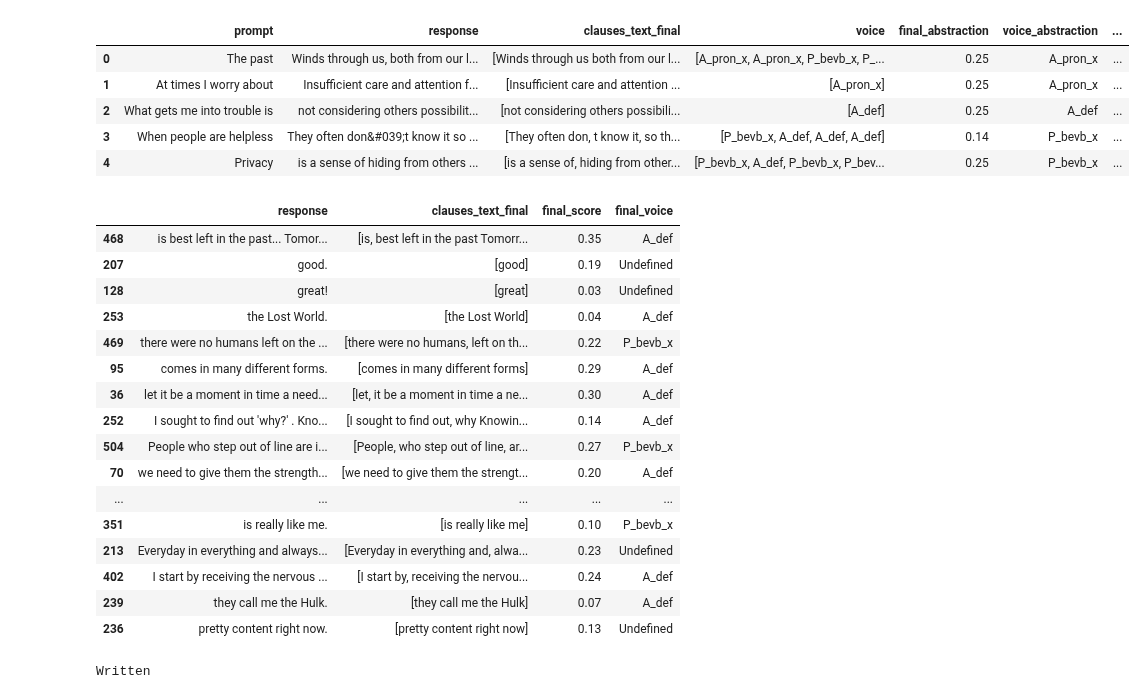
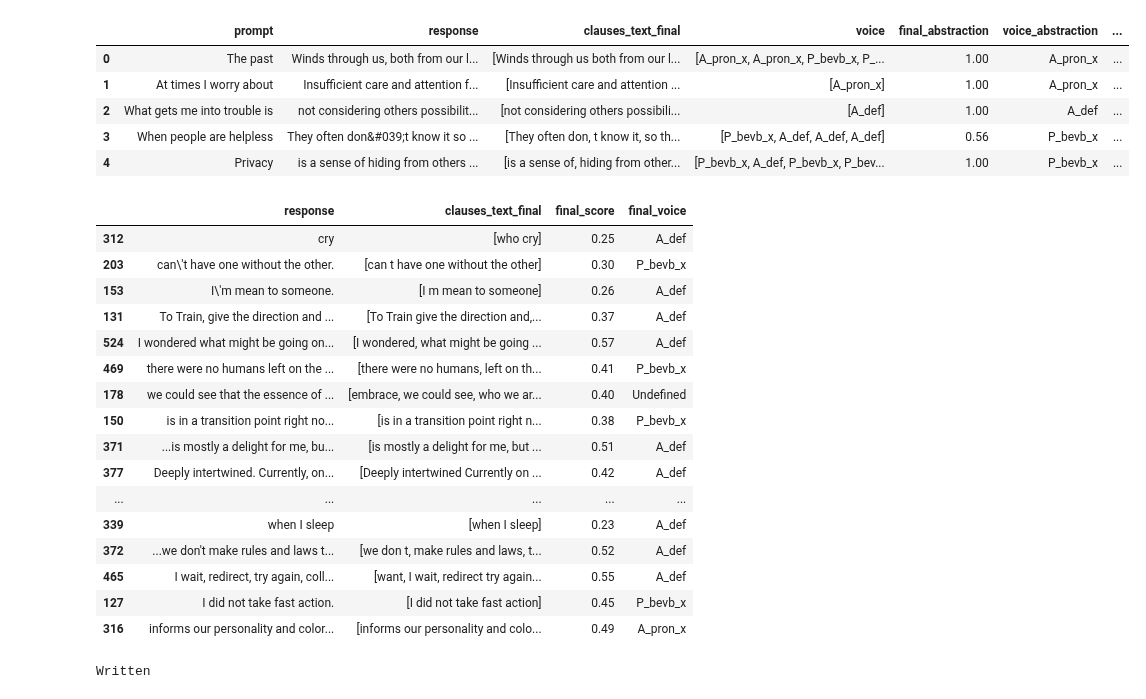
Before and after one commit to perspegrity5/SL_NLP_PassiveActive1, a Jupyter notebook: final_output_nb.ipynb, the cells around one changed output. Saved outputs shown, nothing was run; the diff lists cells and outputs as text; code cells hidden in the pictures.

```diff
--- a/final_output_nb.ipynb
+++ b/final_output_nb.ipynb
@@ -4,7 +4,7 @@ df = pd.read_csv("./keyterm_scored.csv")
 del df['idx']
 df.clauses_text_final = df.clauses_text_final.apply(eval)
 df.voice = df.voice.apply(eval)
-df.abstraction_score = df.abstraction_score.apply(eval)
+df.abstraction_score_normalized = df.abstraction_score_normalized.apply(eval)
 df.reading_ease_normalized = df.reading_ease_normalized.apply(eval)
 df.grading_level_normalized = df.grading_level_normalized.apply(eval)
 df.sgrank_normalized = df.sgrank_normalized.apply(eval)
@@ -30,15 +30,9 @@ df.sample(frac = 1).head(20)
 # %%
-df['idx_abstraction_score'] = df['abstraction_score'].apply(lambda arr: arr.index(max(arr)) if len(arr)>0 else -1)
+df['idx_abstraction_score'] = df['abstraction_score_normalized'].apply(lambda arr: arr.index(max(arr)) if len(arr)>0 else -1)
 df['idx_grading_level'] = df['grading_level_normalized'].apply(lambda arr: arr.index(max(arr)) if len(arr)>0 else -1)
 df['idx_reading_ease'] = df['reading_ease_normalized'].apply(lambda arr: arr.index(max(arr)) if len(arr)>0 else -1)
 df['idx_sgrank'] = df['sgrank_normalized'].apply(lambda arr: arr.index(max(arr)) if len(arr)>0 else -1)
 
-"""
-df['final_score'] = df.apply(lambda row : (row['final_abstraction_score'] + row['final_grading_level'] + row['final_reading_ease'] + row['final_sgrank'])/4, axis = 1)
-df.final_score = df.final_score.apply(lambda x : round(x, 2))
-opdf = df[['prompt', 'response', 'clauses_text_final', 'voice', 'final_abstraction_score', 'final_grading_level', 'final_reading_ease', 'final_sgrank', 'final_score']]
-opdf.sample(frac = 1).head(10)
-"""
 df[['prompt', 'response', 'clauses_text_final', 'voice', 'idx_abstraction_score', 'idx_grading_level', 'idx_reading_ease', 'idx_sgrank']].sample(frac = 1).head()
 # %% [output]
 |  | prompt | response | clauses_text_final | voice | idx_abstraction_score | idx_grading_level | ... |
@@ -50,23 +44,23 @@ df[['prompt', 'response', 'clauses_text_final', 'voice', 'idx_abstraction_score'
 # %%
 df['voice_abstraction'] = df.apply(lambda row : row['voice'][row['idx_abstraction_score']] if row['idx_abstraction_score'] >=0 else "Indeterminate", axis = 1)
 df['voice_grading_level'] = df.apply(lambda row : row['voice'][row['idx_grading_level']] if row['idx_grading_level'] >=0 else "Indeterminate", axis = 1)
 df['voice_reading_ease'] = df.apply(lambda row : row['voice'][row['idx_reading_ease']] if row['idx_reading_ease'] >=0 else "Indeterminate", axis = 1)
 df['voice_sgrank'] = df.apply(lambda row : row['voice'][row['idx_sgrank']] if row['idx_sgrank'] >=0 else "Indeterminate", axis = 1)
 
-df['final_abstraction'] = df.apply(lambda row : row['abstraction_score'][row['idx_abstraction_score']] if row['idx_abstraction_score'] >=0 else -1, axis = 1)
+df['final_abstraction'] = df.apply(lambda row : row['abstraction_score_normalized'][row['idx_abstraction_score']] if row['idx_abstraction_score'] >=0 else -1, axis = 1)
 df['final_grading_level'] = df.apply(lambda row : row['grading_level_normalized'][row['idx_grading_level']] if row['idx_grading_level'] >=0 else -1, axis = 1)
 df['final_reading_ease'] = df.apply(lambda row : row['reading_ease_normalized'][row['idx_reading_ease']] if row['idx_reading_ease'] >=0 else -1, axis = 1)
 df['final_sgrank'] = df.apply(lambda row : row['sgrank_normalized'][row['idx_sgrank']] if row['idx_sgrank'] >=0 else -1, axis = 1)
 
 df[['prompt', 'response', 'clauses_text_final', 'voice', 'final_abstraction', 'voice_abstraction', 'final_grading_level', 'voice_grading_level', 'final_reading_ease', 'voice_reading_ease', 'final_sgrank', 'voice_sgrank']].head()
 #df.iloc[342]
 # %% [output]
 |  | prompt | response | clauses_text_final | voice | final_abstraction | voice_abstraction | ... |
-| 0 | The past | Winds through us, both from our l... | [Winds through us both from our l... | [A_pron_x, A_pron_x, P_bevb_x, P_... | 0.25 | A_pron_x | ... |
-| 1 | At times I worry about | Insufficient care and attention f... | [Insufficient care and attention ... | [A_pron_x] | 0.25 | A_pron_x | ... |
-| 2 | What gets me into trouble is | not considering others possibilit... | [not considering others possibili... | [A_def] | 0.25 | A_def | ... |
-| 3 | When people are helpless | They often don&#039;t know it so ... | [They often don, t know it, so th... | [P_bevb_x, A_def, A_def, A_def] | 0.14 | P_bevb_x | ... |
-| 4 | Privacy | is a sense of hiding from others ... | [is a sense of, hiding from other... | [P_bevb_x, A_def, P_bevb_x, P_bev... | 0.25 | P_bevb_x | ... |
+| 0 | The past | Winds through us, both from our l... | [Winds through us both from our l... | [A_pron_x, A_pron_x, P_bevb_x, P_... | 1.00 | A_pron_x | ... |
+| 1 | At times I worry about | Insufficient care and attention f... | [Insufficient care and attention ... | [A_pron_x] | 1.00 | A_pron_x | ... |
+| 2 | What gets me into trouble is | not considering others possibilit... | [not considering others possibili... | [A_def] | 1.00 | A_def | ... |
+| 3 | When people are helpless | They often don&#039;t know it so ... | [They often don, t know it, so th... | [P_bevb_x, A_def, A_def, A_def] | 0.56 | P_bevb_x | ... |
+| 4 | Privacy | is a sense of hiding from others ... | [is a sense of, hiding from other... | [P_bevb_x, A_def, P_bevb_x, P_bev... | 1.00 | P_bevb_x | ... |
 # %%
 df['sentinel'] = "Indeterminate"
 cdict = {-1 : 'sentinel', 0 : 'voice_abstraction', 1 : 'voice_grading_level', 2 : 'voice_reading_ease', 3 : 'voice_sgrank'}
@@ -81,21 +75,21 @@ df.final_score = df.final_score.apply(lambda x : round(x, 2))
 df[['response', 'clauses_text_final', 'final_score', 'final_voice']].sample(frac = 1).head(20)
 # %% [output]
 |  | response | clauses_text_final | final_score | final_voice |
-| 468 | is best left in the past... Tomor... | [is, best left in the past Tomorr... | 0.35 | A_def |
-| 207 | good. | [good] | 0.19 | Undefined |
-| 128 | great! | [great] | 0.03 | Undefined |
-| 253 | the Lost World. | [the Lost World] | 0.04 | A_def |
-| 469 | there were no humans left on the ... | [there were no humans, left on th... | 0.22 | P_bevb_x |
-| 95 | comes in many different forms. | [comes in many different forms] | 0.29 | A_def |
-| 36 | let it be a moment in time a need... | [let, it be a moment in time a ne... | 0.30 | A_def |
-| 252 | I sought to find out 'why?' . Kno... | [I sought to find out, why Knowin... | 0.14 | A_def |
-| 504 | People who step out of line are i... | [People, who step out of line, ar... | 0.27 | P_bevb_x |
-| 70 | we need to give them the strength... | [we need to give them the strengt... | 0.20 | A_def |
+| 312 | cry | [who cry] | 0.25 | A_def |
+| 203 | can\'t have one without the other. | [can t have one without the other] | 0.30 | P_bevb_x |
+| 153 | I\'m mean to someone. | [I m mean to someone] | 0.26 | A_def |
+| 131 | To Train, give the direction and ... | [To Train give the direction and,... | 0.37 | A_def |
+| 524 | I wondered what might be going on... | [I wondered, what might be going ... | 0.57 | A_def |
+| 469 | there were no humans left on the ... | [there were no humans, left on th... | 0.41 | P_bevb_x |
+| 178 | we could see that the essence of ... | [embrace, we could see, who we ar... | 0.40 | Undefined |
+| 150 | is in a transition point right no... | [is in a transition point right n... | 0.38 | P_bevb_x |
+| 371 | ...is mostly a delight for me, bu... | [is mostly a delight for me, but ... | 0.51 | A_def |
+| 377 | Deeply intertwined. Currently, on... | [Deeply intertwined Currently on ... | 0.42 | A_def |
 | ... | ... | ... | ... | ... |
-| 351 | is really like me. | [is really like me] | 0.10 | P_bevb_x |
-| 213 | Everyday in everything and always... | [Everyday in everything and, alwa... | 0.23 | Undefined |
-| 402 | I start by receiving the nervous ... | [I start by, receiving the nervou... | 0.24 | A_def |
-| 239 | they call me the Hulk. | [they call me the Hulk] | 0.07 | A_def |
-| 236 | pretty content right now. | [pretty content right now] | 0.13 | Undefined |
+| 339 | when I sleep | [when I sleep] | 0.23 | A_def |
+| 372 | ...we don't make rules and laws t... | [we don t, make rules and laws, t... | 0.52 | A_def |
+| 465 | I wait, redirect, try again, coll... | [want, I wait, redirect try again... | 0.55 | A_def |
+| 127 | I did not take fast action. | [I did not take fast action] | 0.45 | P_bevb_x |
+| 316 | informs our personality and color... | [informs our personality and colo... | 0.49 | A_pron_x |
 # %%
 df[['response', 'clauses_text_final', 'final_score', 'final_voice']].to_csv("./output.csv", index = False)
```
Also changed, not shown: parts of 3 cells of this notebook, 7 other files.
